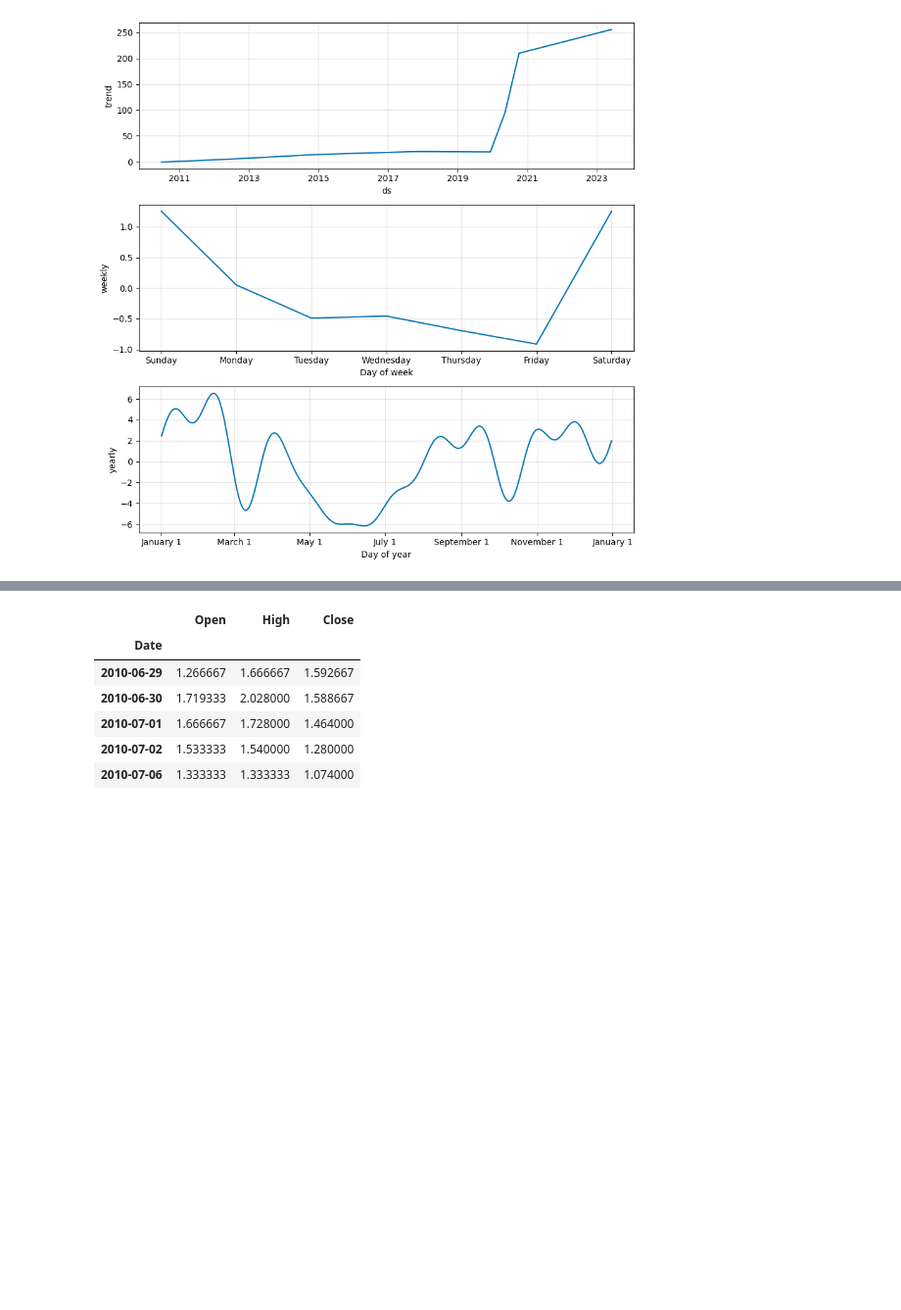
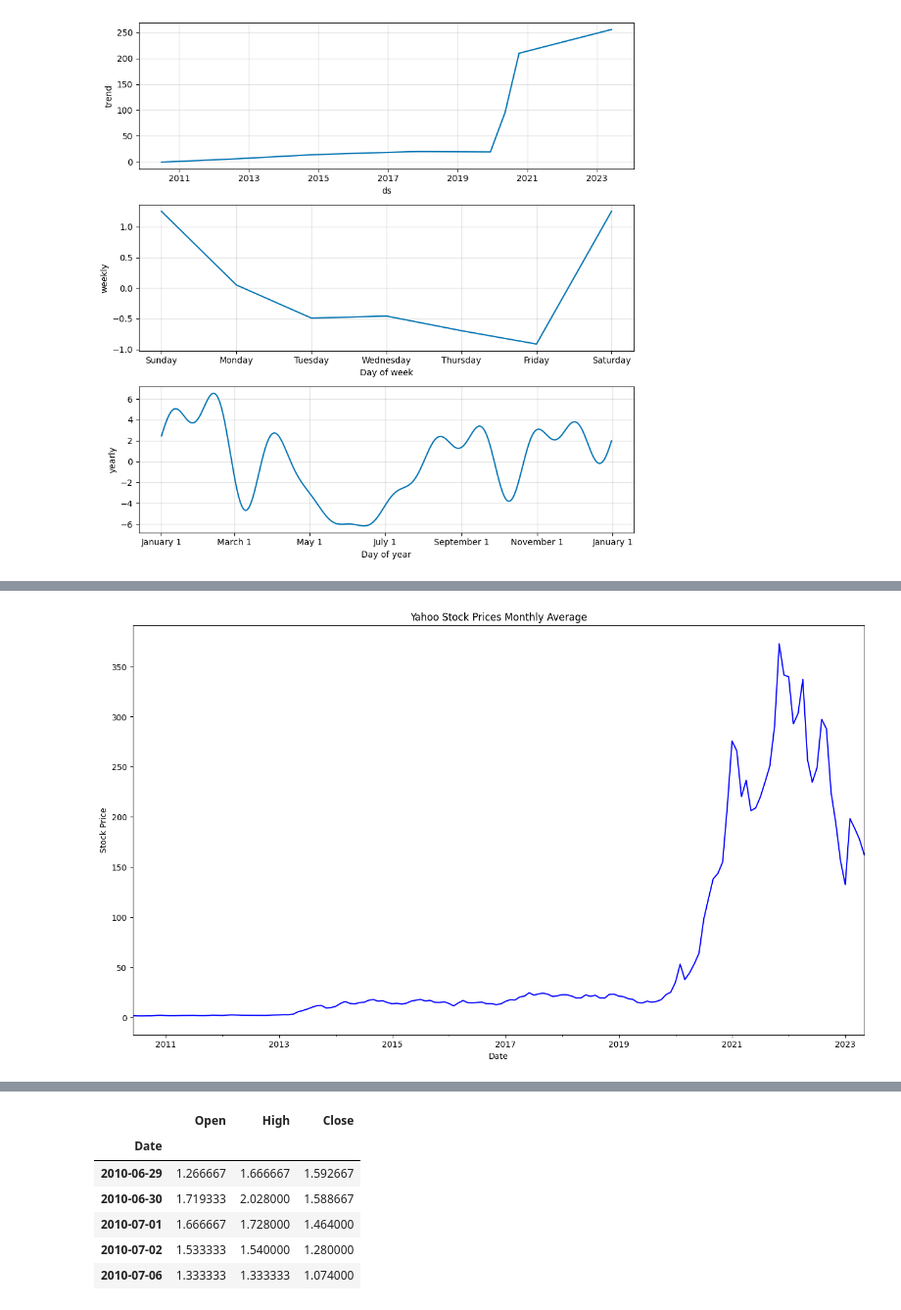
Before and after one commit to Anshuldogra001/Stock_Market_Capestone_Project, a Jupyter notebook: Stock_prediction.ipynb, the cells around one changed output, grey strips where cells are left out. Shown at 98% size. Cells and saved outputs as stored; diff of their text form; code cells hidden in the pictures; blank space fills up the shorter version.

```diff
--- a/Stock_prediction.ipynb
+++ b/Stock_prediction.ipynb
@@ -302,0 +333,13 @@ df.set_index('Date', inplace=True)
+# %%
+df_open_month_avg = df['Open'].resample('MS').mean()
+
+plt.figure(figsize=(16,9))
+
+df_open_month_avg.plot(color='b')
+plt.xlabel('Date')
+plt.ylabel('Stock Price')
+plt.title('Yahoo Stock Prices Monthly Average')
+
+plt.show()
+# %% [output]
+[figure, added]
```
Also changed, not shown: parts of 36 cells of this notebook.
